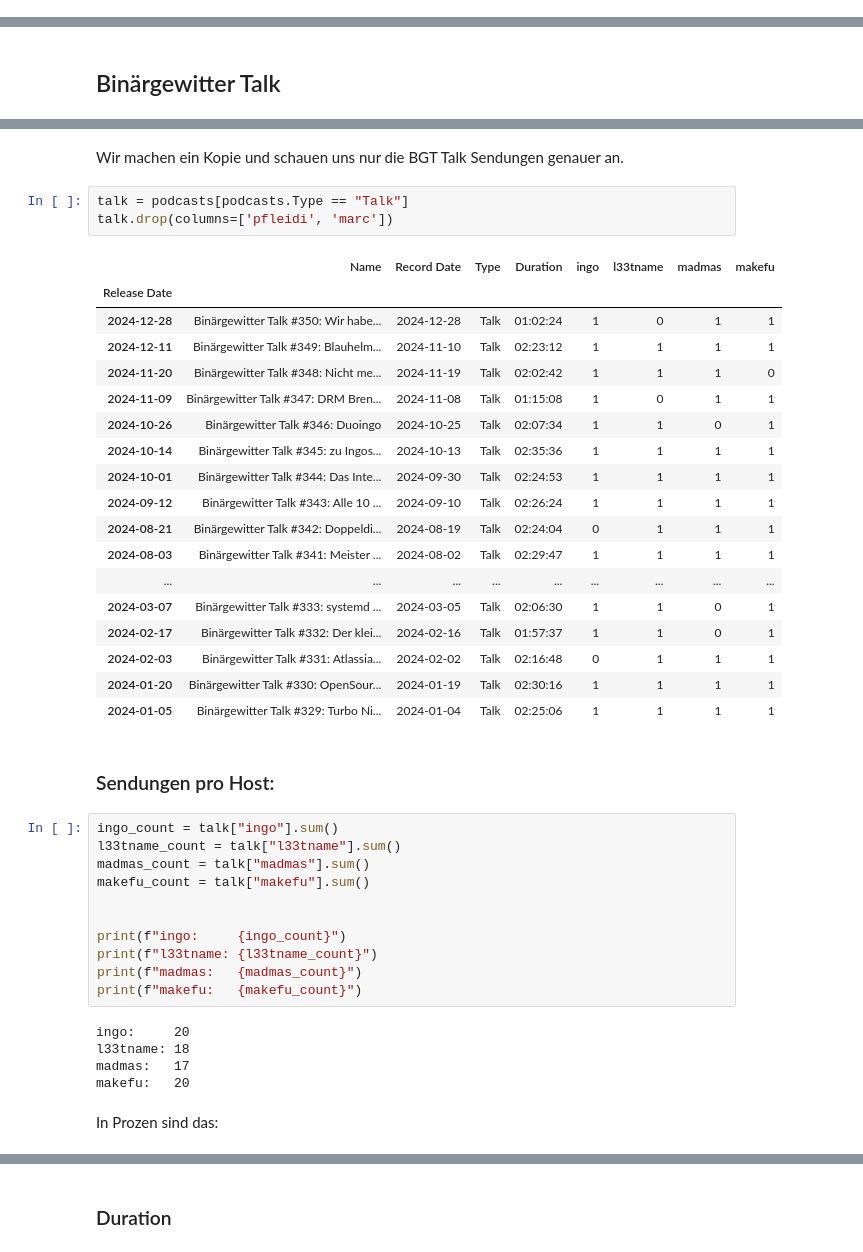
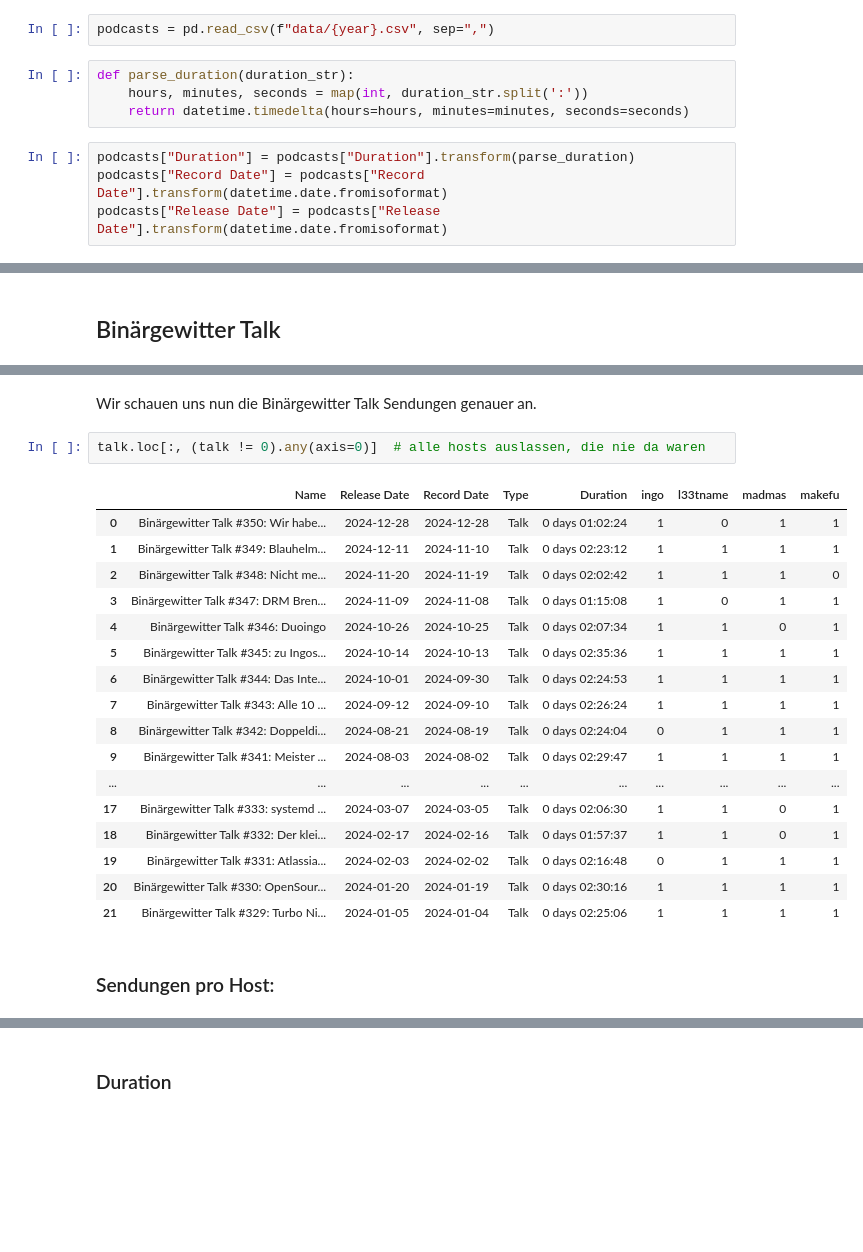
Before and after one commit to Binaergewitter/stats, a Jupyter notebook: 2024-Wrapped.ipynb, the cells around one changed output, grey strips where cells are left out. Drawn from its saved outputs; the diff is of its cells as text; blank space fills up the shorter version.

```diff
--- a/2024-Wrapped.ipynb
+++ b/2024-Wrapped.ipynb
@@ -13,3 +13,13 @@ podcasts.index = pd.to_datetime(podcasts.index, format="%Y-%m-%d")
+# %%
+podcasts = pd.read_csv(f"data/{year}.csv", sep=",")
+# %%
+def parse_duration(duration_str):
+    hours, minutes, seconds = map(int, duration_str.split(':'))
+    return datetime.timedelta(hours=hours, minutes=minutes, seconds=seconds)
+# %%
+podcasts["Duration"] = podcasts["Duration"].transform(parse_duration)
+podcasts["Record Date"] = podcasts["Record Date"].transform(datetime.date.fromisoformat)
+podcasts["Release Date"] = podcasts["Release Date"].transform(datetime.date.fromisoformat)
 # %% [markdown]
 ## Übersicht
 
@@ -38,44 +47,24 @@ Für Binärgewitter Talk sind das alle 2.3636363636363638 Wochen eine Sendung.
 # %% [markdown]
-Wir machen ein Kopie und schauen uns nur die BGT Talk Sendungen genauer an.
+Wir schauen uns nun die Binärgewitter Talk Sendungen genauer an.
-# %%
-talk = podcasts[podcasts.Type == "Talk"]
-talk.drop(columns=['pfleidi', 'marc'])
-# %% [output]
-|  | Name | Record Date | Type | Duration | ingo | l33tname | madmas | makefu |
-| Release Date |  |  |  |  |  |  |  |  |
-| 2024-12-28 | Binärgewitter Talk #350: Wir habe... | 2024-12-28 | Talk | 01:02:24 | 1 | 0 | 1 | 1 |
-| 2024-12-11 | Binärgewitter Talk #349: Blauhelm... | 2024-11-10 | Talk | 02:23:12 | 1 | 1 | 1 | 1 |
-| 2024-11-20 | Binärgewitter Talk #348: Nicht me... | 2024-11-19 | Talk | 02:02:42 | 1 | 1 | 1 | 0 |
-| 2024-11-09 | Binärgewitter Talk #347: DRM Bren... | 2024-11-08 | Talk | 01:15:08 | 1 | 0 | 1 | 1 |
-| 2024-10-26 | Binärgewitter Talk #346: Duoingo | 2024-10-25 | Talk | 02:07:34 | 1 | 1 | 0 | 1 |
-| 2024-10-14 | Binärgewitter Talk #345: zu Ingos... | 2024-10-13 | Talk | 02:35:36 | 1 | 1 | 1 | 1 |
-| 2024-10-01 | Binärgewitter Talk #344: Das Inte... | 2024-09-30 | Talk | 02:24:53 | 1 | 1 | 1 | 1 |
-| 2024-09-12 | Binärgewitter Talk #343: Alle 10 ... | 2024-09-10 | Talk | 02:26:24 | 1 | 1 | 1 | 1 |
-| 2024-08-21 | Binärgewitter Talk #342: Doppeldi... | 2024-08-19 | Talk | 02:24:04 | 0 | 1 | 1 | 1 |
-| 2024-08-03 | Binärgewitter Talk #341: Meister ... | 2024-08-02 | Talk | 02:29:47 | 1 | 1 | 1 | 1 |
-| ... | ... | ... | ... | ... | ... | ... | ... | ... |
-| 2024-03-07 | Binärgewitter Talk #333: systemd ... | 2024-03-05 | Talk | 02:06:30 | 1 | 1 | 0 | 1 |
-| 2024-02-17 | Binärgewitter Talk #332: Der klei... | 2024-02-16 | Talk | 01:57:37 | 1 | 1 | 0 | 1 |
-| 2024-02-03 | Binärgewitter Talk #331: Atlassia... | 2024-02-02 | Talk | 02:16:48 | 0 | 1 | 1 | 1 |
-| 2024-01-20 | Binärgewitter Talk #330: OpenSour... | 2024-01-19 | Talk | 02:30:16 | 1 | 1 | 1 | 1 |
-| 2024-01-05 | Binärgewitter Talk #329: Turbo Ni... | 2024-01-04 | Talk | 02:25:06 | 1 | 1 | 1 | 1 |
+# %%
+talk.loc[:, (talk != 0).any(axis=0)]  # alle hosts auslassen, die nie da waren
+# %% [output]
+|  | Name | Release Date | Record Date | Type | Duration | ingo | l33tname | madmas | makefu |
+| 0 | Binärgewitter Talk #350: Wir habe... | 2024-12-28 | 2024-12-28 | Talk | 0 days 01:02:24 | 1 | 0 | 1 | 1 |
+| 1 | Binärgewitter Talk #349: Blauhelm... | 2024-12-11 | 2024-11-10 | Talk | 0 days 02:23:12 | 1 | 1 | 1 | 1 |
+| 2 | Binärgewitter Talk #348: Nicht me... | 2024-11-20 | 2024-11-19 | Talk | 0 days 02:02:42 | 1 | 1 | 1 | 0 |
+| 3 | Binärgewitter Talk #347: DRM Bren... | 2024-11-09 | 2024-11-08 | Talk | 0 days 01:15:08 | 1 | 0 | 1 | 1 |
+| 4 | Binärgewitter Talk #346: Duoingo | 2024-10-26 | 2024-10-25 | Talk | 0 days 02:07:34 | 1 | 1 | 0 | 1 |
+| 5 | Binärgewitter Talk #345: zu Ingos... | 2024-10-14 | 2024-10-13 | Talk | 0 days 02:35:36 | 1 | 1 | 1 | 1 |
+| 6 | Binärgewitter Talk #344: Das Inte... | 2024-10-01 | 2024-09-30 | Talk | 0 days 02:24:53 | 1 | 1 | 1 | 1 |
+| 7 | Binärgewitter Talk #343: Alle 10 ... | 2024-09-12 | 2024-09-10 | Talk | 0 days 02:26:24 | 1 | 1 | 1 | 1 |
+| 8 | Binärgewitter Talk #342: Doppeldi... | 2024-08-21 | 2024-08-19 | Talk | 0 days 02:24:04 | 0 | 1 | 1 | 1 |
+| 9 | Binärgewitter Talk #341: Meister ... | 2024-08-03 | 2024-08-02 | Talk | 0 days 02:29:47 | 1 | 1 | 1 | 1 |
+| ... | ... | ... | ... | ... | ... | ... | ... | ... | ... |
+| 17 | Binärgewitter Talk #333: systemd ... | 2024-03-07 | 2024-03-05 | Talk | 0 days 02:06:30 | 1 | 1 | 0 | 1 |
+| 18 | Binärgewitter Talk #332: Der klei... | 2024-02-17 | 2024-02-16 | Talk | 0 days 01:57:37 | 1 | 1 | 0 | 1 |
+| 19 | Binärgewitter Talk #331: Atlassia... | 2024-02-03 | 2024-02-02 | Talk | 0 days 02:16:48 | 0 | 1 | 1 | 1 |
+| 20 | Binärgewitter Talk #330: OpenSour... | 2024-01-20 | 2024-01-19 | Talk | 0 days 02:30:16 | 1 | 1 | 1 | 1 |
+| 21 | Binärgewitter Talk #329: Turbo Ni... | 2024-01-05 | 2024-01-04 | Talk | 0 days 02:25:06 | 1 | 1 | 1 | 1 |
 # %% [markdown]
 ### Sendungen pro Host:
-# %%
-ingo_count = talk["ingo"].sum()
-l33tname_count = talk["l33tname"].sum()
-madmas_count = talk["madmas"].sum()
-makefu_count = talk["makefu"].sum()
-
-
-print(f"ingo:     {ingo_count}")
-print(f"l33tname: {l33tname_count}")
-print(f"madmas:   {madmas_count}")
-print(f"makefu:   {makefu_count}")
-# %% [output]
-ingo:     20
-l33tname: 18
-madmas:   17
-makefu:   20
-# %% [markdown]
-In Prozen sind das:
```
Also changed, not shown: parts of 31 cells of this notebook.
